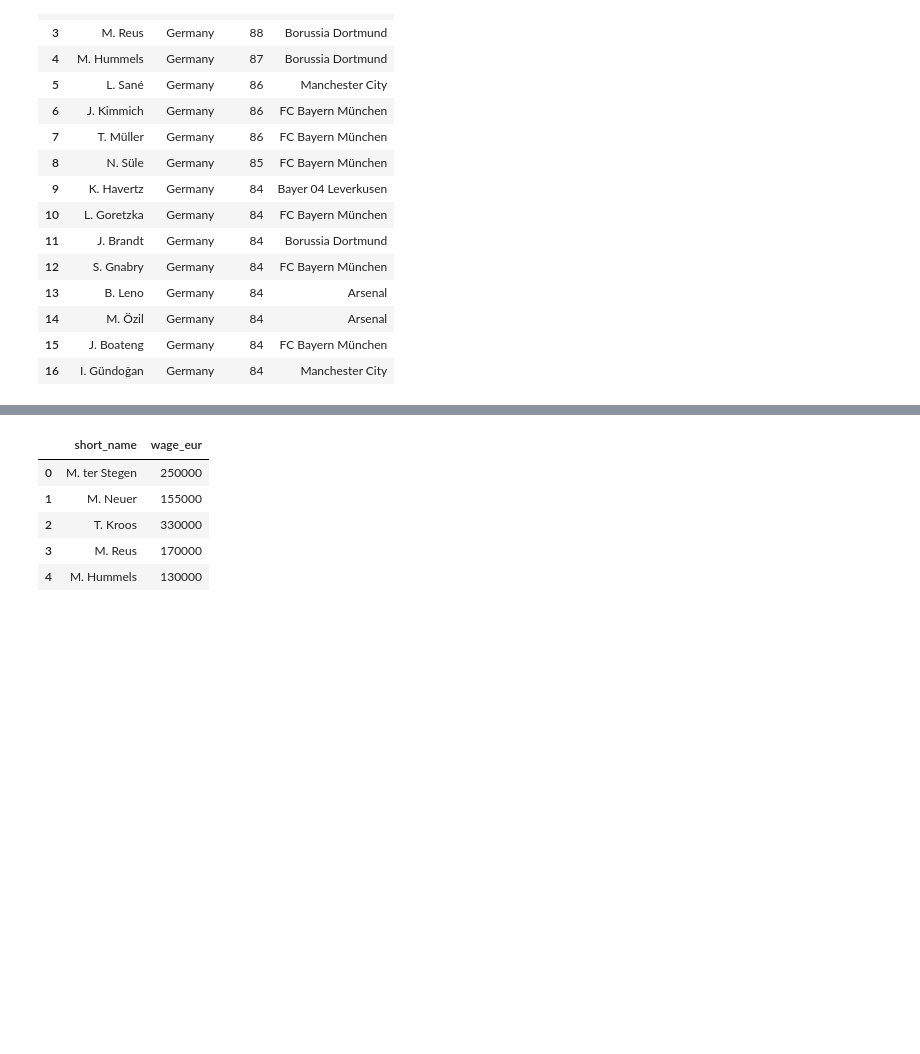
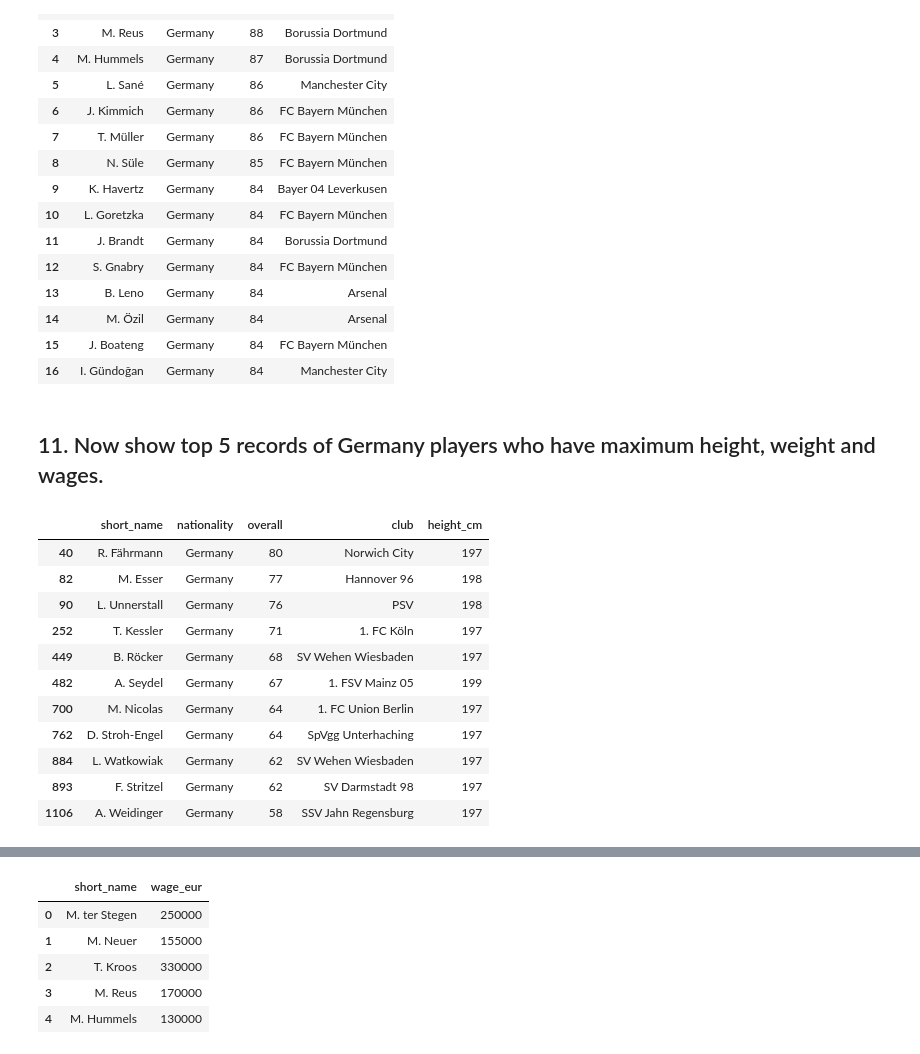
Before and after one commit to AddisonS44/Data-Project-1, a Jupyter notebook: Data Project 1.ipynb, the cells around one changed output, grey strips where cells are left out. Cells and saved outputs as stored; diff of their text form; code cells hidden in the pictures; blank space fills up the shorter version.

```diff
--- a/Data Project 1.ipynb
+++ b/Data Project 1.ipynb
@@ -173,5 +189,36 @@ german_players_df[['short_name', 'nationality', 'overall', 'club']][german_playe
 | 14 | M. Özil | Germany | 84 | Arsenal |
 | 15 | J. Boateng | Germany | 84 | FC Bayern München |
 | 16 | I. Gündoğan | Germany | 84 | Manchester City |
+# %% [markdown]
+## 11. Now show top 5 records of Germany players who have maximum height, weight and wages.
 # %%
-#11. Now show top 5 records of Germany players who have maximum height, weight and wages.
+#Setup for the display of the three dataframes
+german_height_df = german_players_df.sort_values(by = ['height_cm'], ascending = False).reset_index()
+height_limit = german_height_df.height_cm[4]
+german_top_height = german_players_df[['short_name', 'nationality', 'overall', 'club', 'height_cm']][german_players_df.height_cm >= height_limit]
+
+german_weight_df = german_players_df.sort_values(by = ['weight_kg'], ascending = False).reset_index()
+weight_limit = german_weight_df.weight_kg[4]
+german_top_weight = german_players_df[['short_name', 'nationality', 'overall', 'club', 'weight_kg']][german_players_df.weight_kg >= weight_limit]
+
+german_wage_df = german_players_df.sort_values(by = ['wage_eur'], ascending = False).reset_index()
+wage_limit = german_players_df.wage_eur[4]
+german_top_wage = german_players_df[['short_name', 'nationality', 'overall', 'club', 'wage_eur']][german_players_df.wage_eur >= wage_limit]
+
+#german_players_df[['short_name', 'nationality', 'overall', 'club']]
+# %%
+#Display the height dataframe
+german_top_height
+# %% [output]
+|  | short_name | nationality | overall | club | height_cm |
+| 40 | R. Fährmann | Germany | 80 | Norwich City | 197 |
+| 82 | M. Esser | Germany | 77 | Hannover 96 | 198 |
+| 90 | L. Unnerstall | Germany | 76 | PSV | 198 |
+| 252 | T. Kessler | Germany | 71 | 1. FC Köln | 197 |
+| 449 | B. Röcker | Germany | 68 | SV Wehen Wiesbaden | 197 |
+| 482 | A. Seydel | Germany | 67 | 1. FSV Mainz 05 | 199 |
+| 700 | M. Nicolas | Germany | 64 | 1. FC Union Berlin | 197 |
+| 762 | D. Stroh-Engel | Germany | 64 | SpVgg Unterhaching | 197 |
+| 884 | L. Watkowiak | Germany | 62 | SV Wehen Wiesbaden | 197 |
+| 893 | F. Stritzel | Germany | 62 | SV Darmstadt 98 | 197 |
+| 1106 | A. Weidinger | Germany | 58 | SSV Jahn Regensburg | 197 |
```
Also changed, not shown: parts of 38 cells of this notebook, 1 other file.
